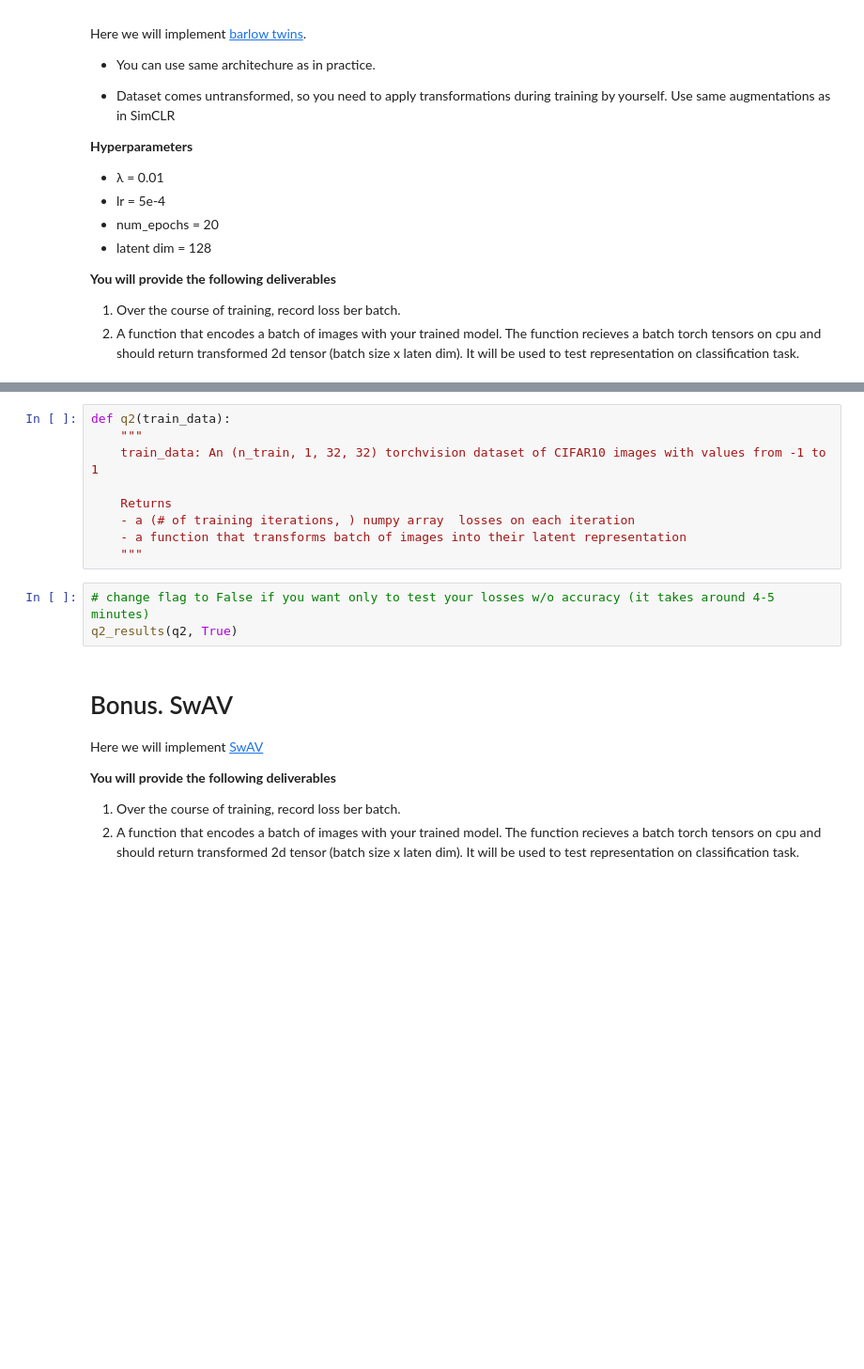
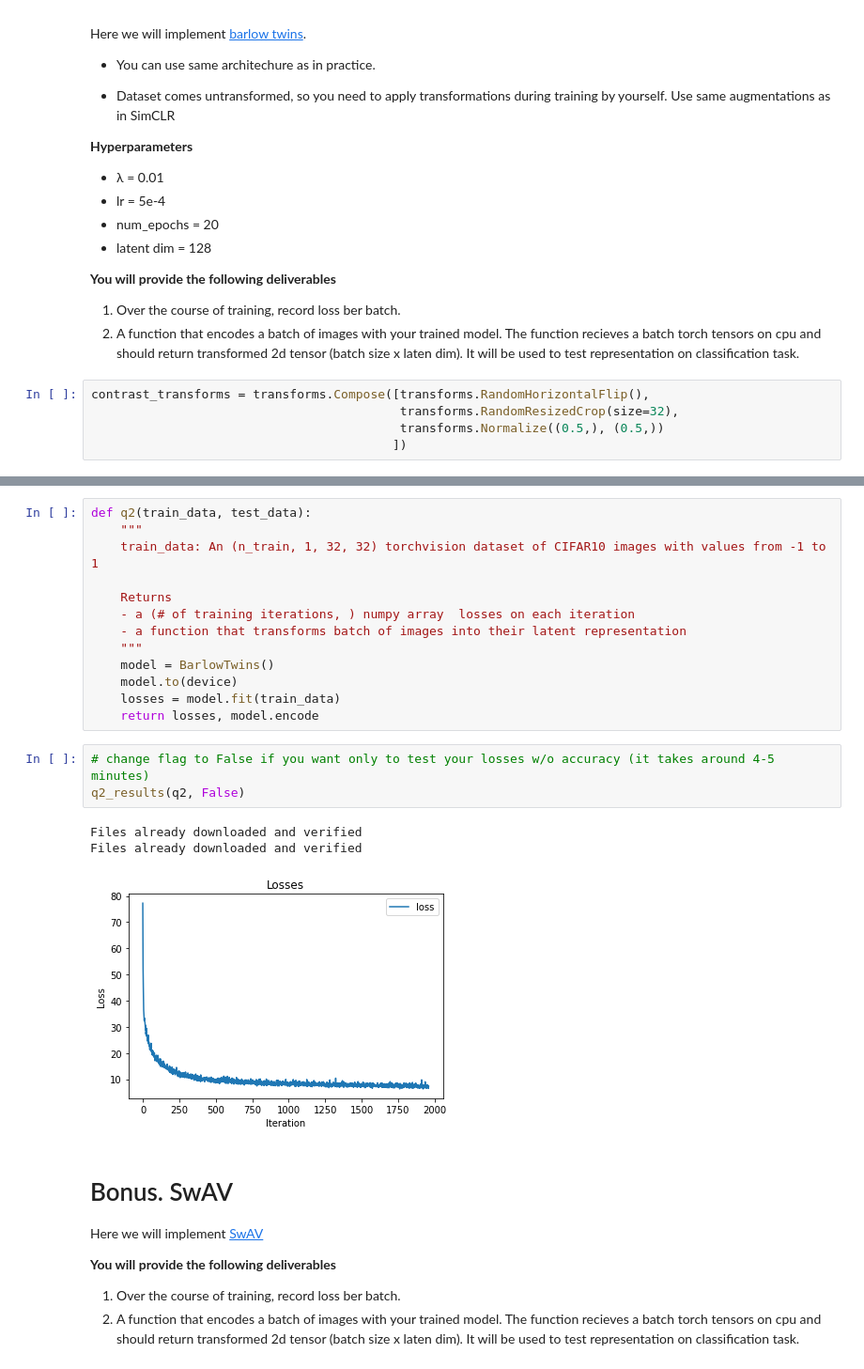
Before and after one commit to AntonPrazdnichnykh/dul_2021, a Jupyter notebook: Homework/hw11/Homework11_selfsupervised2.ipynb, the cells around one changed output, grey strips where cells are left out. Shown at 94% size. Saved outputs shown, nothing was run; the diff lists cells and outputs as text; blank space fills up the shorter version.

```diff
--- a/Homework/hw11/Homework11_selfsupervised2.ipynb
+++ b/Homework/hw11/Homework11_selfsupervised2.ipynb
@@ -228,3 +234,8 @@ Here we will implement [barlow twins](https://arxiv.org/abs/2103.03230).
 
 1. Over the course of training, record loss ber batch.
 2. A function that encodes a batch of images with your trained model. The function recieves a batch torch tensors on cpu and should return transformed 2d tensor (batch size x laten dim). It will be used to test representation on classification task.
+# %%
+contrast_transforms = transforms.Compose([transforms.RandomHorizontalFlip(),
+                                          transforms.RandomResizedCrop(size=32),
+                                          transforms.Normalize((0.5,), (0.5,))
+                                         ])
@@ -231,5 +295,5 @@ Here we will implement [barlow twins](https://arxiv.org/abs/2103.03230).
 # %%
-def q2(train_data):
+def q2(train_data, test_data):
     """
     train_data: An (n_train, 1, 32, 32) torchvision dataset of CIFAR10 images with values from -1 to 1
 
@@ -237,9 +301,17 @@ def q2(train_data):
     - a (# of training iterations, ) numpy array  losses on each iteration
     - a function that transforms batch of images into their latent representation
     """
+    model = BarlowTwins()
+    model.to(device)
+    losses = model.fit(train_data)
+    return losses, model.encode
 # %%
 # change flag to False if you want only to test your losses w/o accuracy (it takes around 4-5 minutes)
-q2_results(q2, True)
+q2_results(q2, False)
+# %% [output]
+Files already downloaded and verified
+Files already downloaded and verified
+[figure, added]
 # %% [markdown]
 # Bonus. SwAV
 
```
Also changed, not shown: parts of 8 cells of this notebook.
